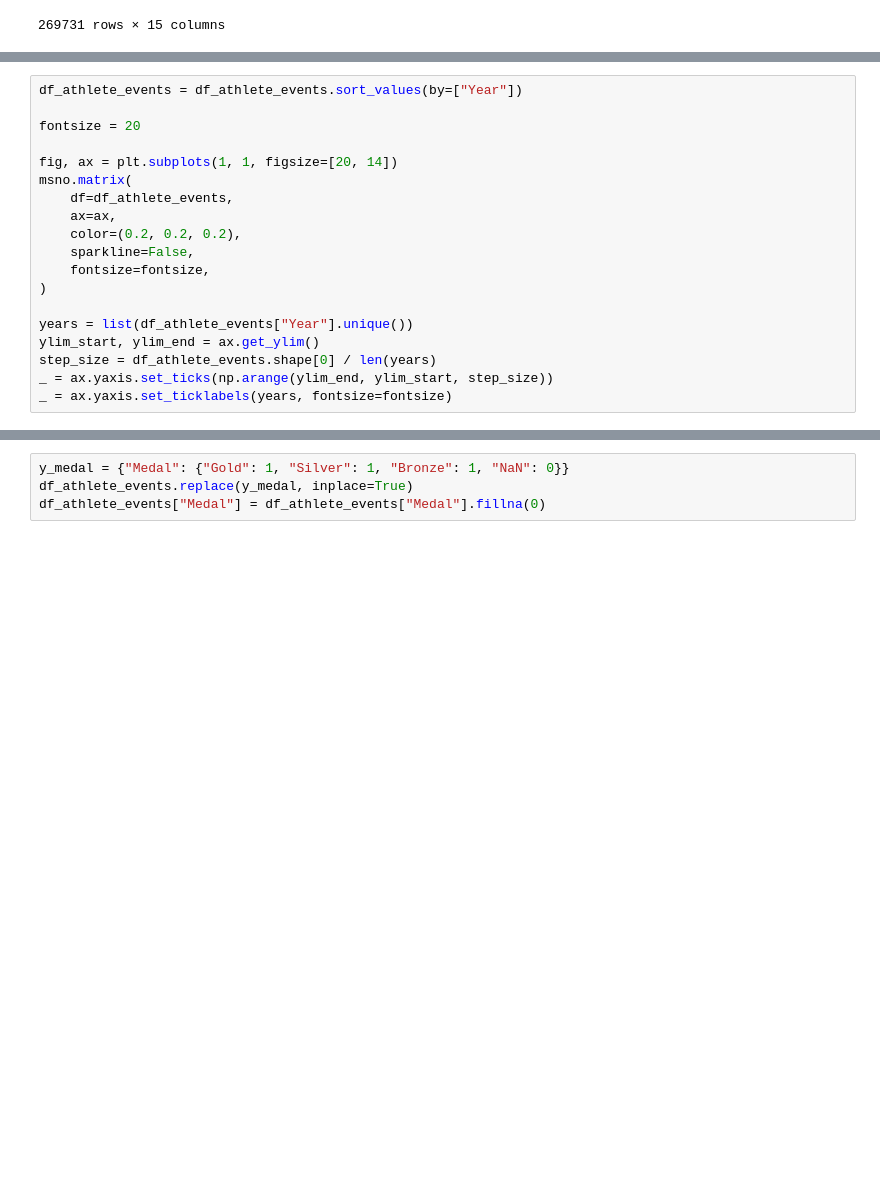
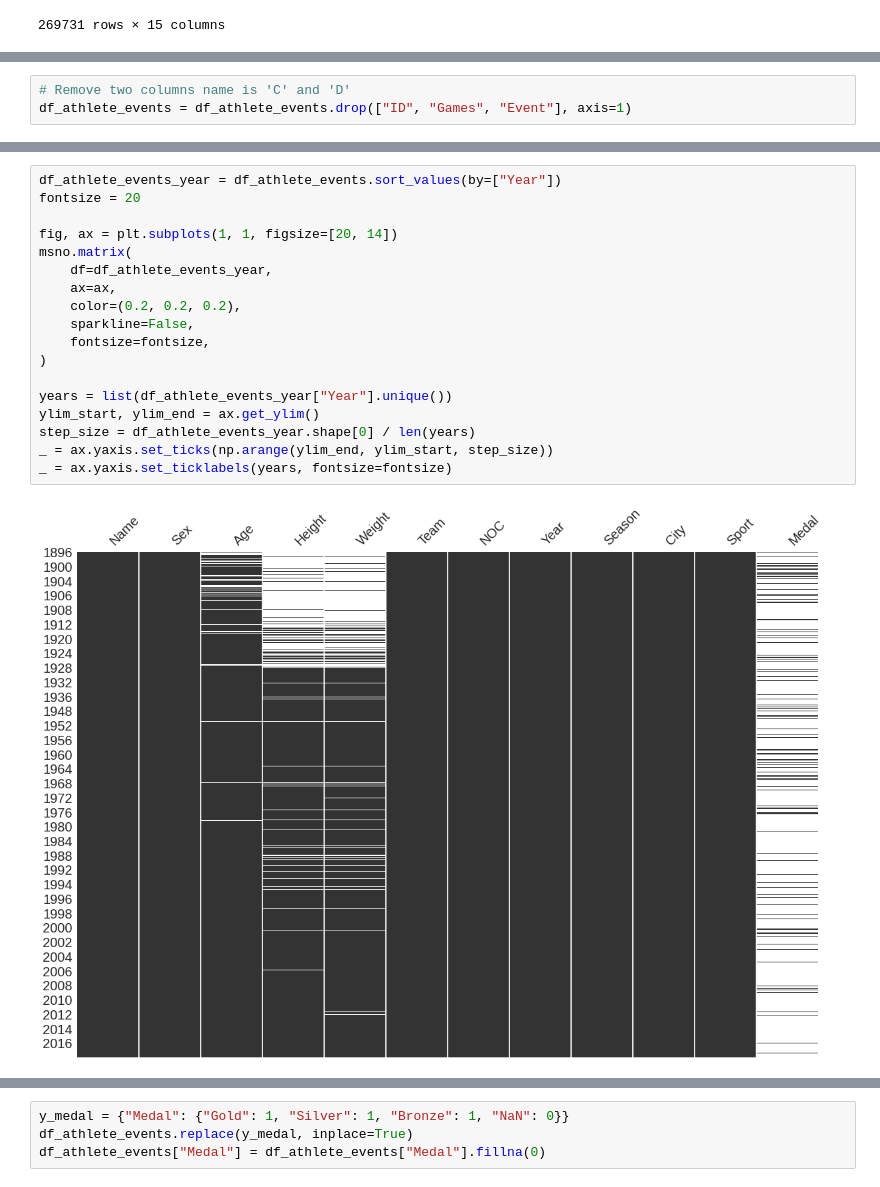
Before and after one commit to mpondkule/olympics_medals, a Jupyter notebook: notebooks/tda_athlete_events.ipynb, the cells around one changed output, grey strips where cells are left out. Saved outputs shown, nothing was run; the diff lists cells and outputs as text; blank space fills up the shorter version.

```diff
--- a/notebooks/tda_athlete_events.ipynb
+++ b/notebooks/tda_athlete_events.ipynb
@@ -271,19 +165,0 @@ msno.heatmap(df_athlete_events)
-# %%
-df_athlete_events = df_athlete_events.sort_values(by=["Year"])
-
-fontsize = 20
-
-fig, ax = plt.subplots(1, 1, figsize=[20, 14])
-msno.matrix(
-    df=df_athlete_events,
-    ax=ax,
-    color=(0.2, 0.2, 0.2),
-    sparkline=False,
-    fontsize=fontsize,
-)
-
-years = list(df_athlete_events["Year"].unique())
-ylim_start, ylim_end = ax.get_ylim()
-step_size = df_athlete_events.shape[0] / len(years)
-_ = ax.yaxis.set_ticks(np.arange(ylim_end, ylim_start, step_size))
-_ = ax.yaxis.set_ticklabels(years, fontsize=fontsize)
@@ -361,0 +293,3 @@ plt.ylabel("Weight")
+# %%
+# Remove two columns name is 'C' and 'D'
+df_athlete_events = df_athlete_events.drop(["ID", "Games", "Event"], axis=1)
@@ -362,2 +325,22 @@ plt.ylabel("Weight")
+# %%
+df_athlete_events_year = df_athlete_events.sort_values(by=["Year"])
+fontsize = 20
+
+fig, ax = plt.subplots(1, 1, figsize=[20, 14])
+msno.matrix(
+    df=df_athlete_events_year,
+    ax=ax,
+    color=(0.2, 0.2, 0.2),
+    sparkline=False,
+    fontsize=fontsize,
+)
+
+years = list(df_athlete_events_year["Year"].unique())
+ylim_start, ylim_end = ax.get_ylim()
+step_size = df_athlete_events_year.shape[0] / len(years)
+_ = ax.yaxis.set_ticks(np.arange(ylim_end, ylim_start, step_size))
+_ = ax.yaxis.set_ticklabels(years, fontsize=fontsize)
+# %% [output]
+[figure, added]
 # %%
 df_athlete_events.info()
```
Also changed, not shown: parts of 77 cells of this notebook, 1 other file.
